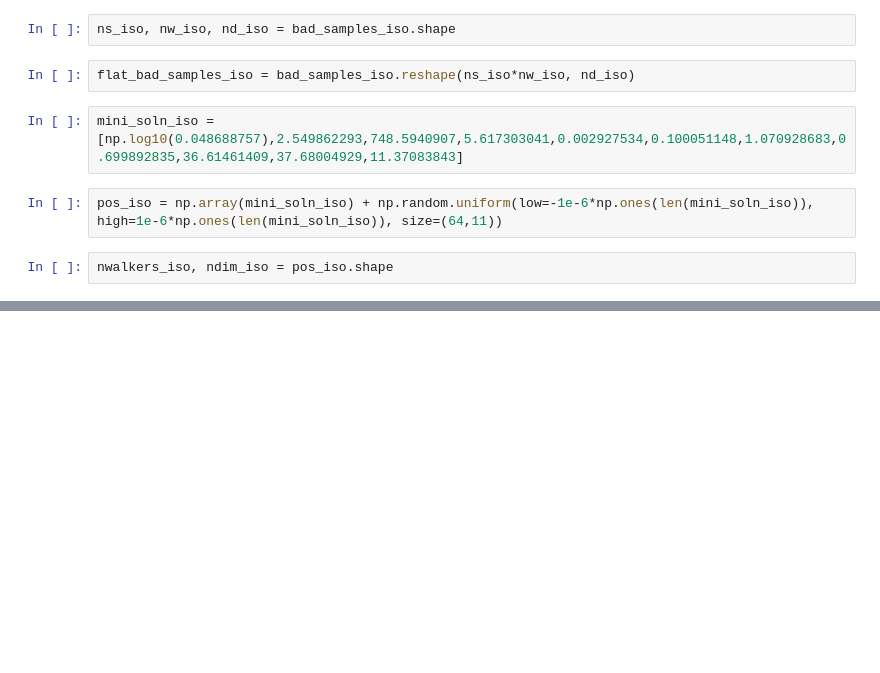
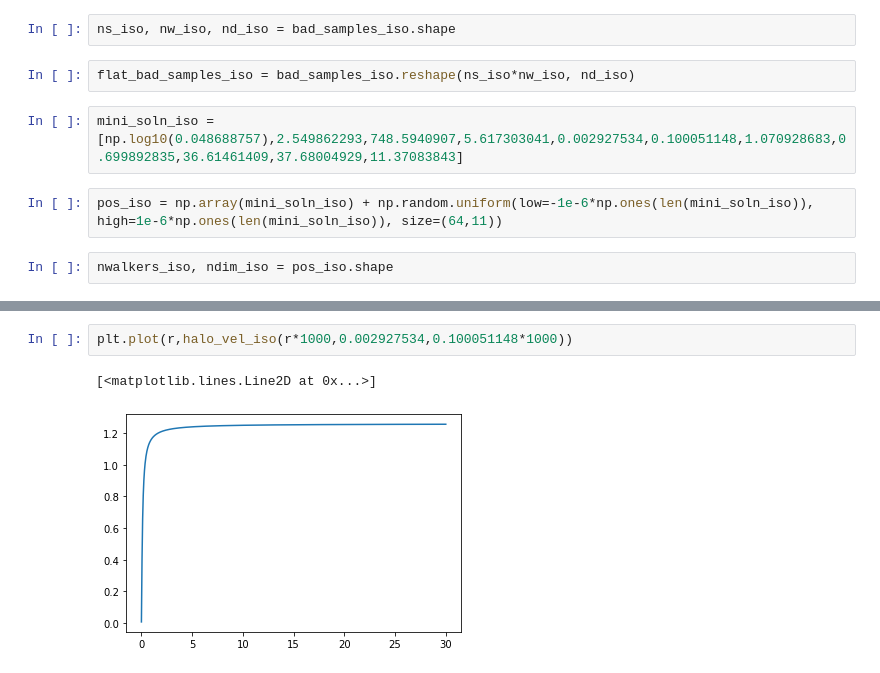
Before and after one commit to yzh250/RotationCurve, a Jupyter notebook: 2D_RC/main/MCMC.ipynb, the cells around one changed output, grey strips where cells are left out. Saved outputs shown, nothing was run; the diff lists cells and outputs as text; blank space fills up the shorter version.

```diff
--- a/2D_RC/main/MCMC.ipynb
+++ b/2D_RC/main/MCMC.ipynb
@@ -111,0 +94,5 @@ WARNING:root:Too few points to create valid contours
+# %%
+plt.plot(r,halo_vel_iso(r*1000,0.002927534,0.100051148*1000))
+# %% [output]
+[<matplotlib.lines.Line2D at 0x...>]
+[figure, added]
```
Also changed, not shown: parts of 25 cells of this notebook, 9 other files.
